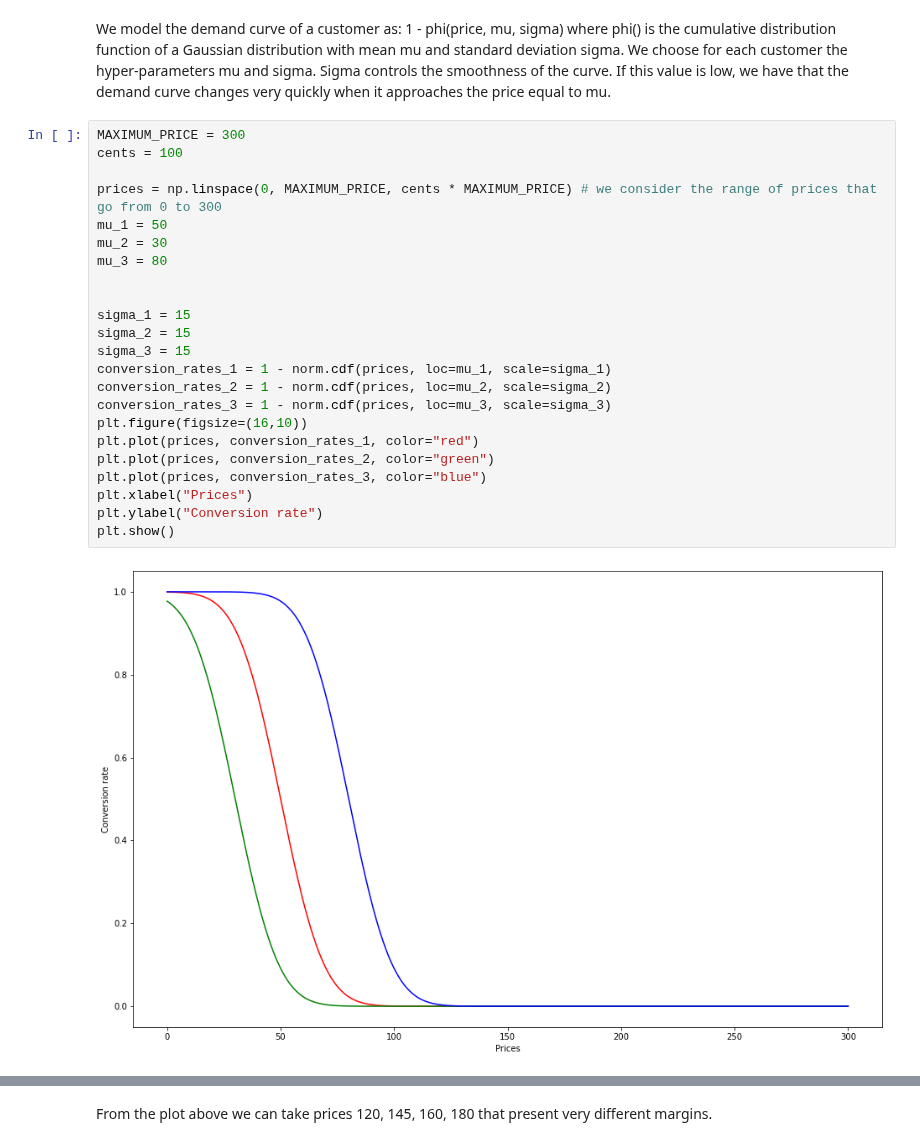
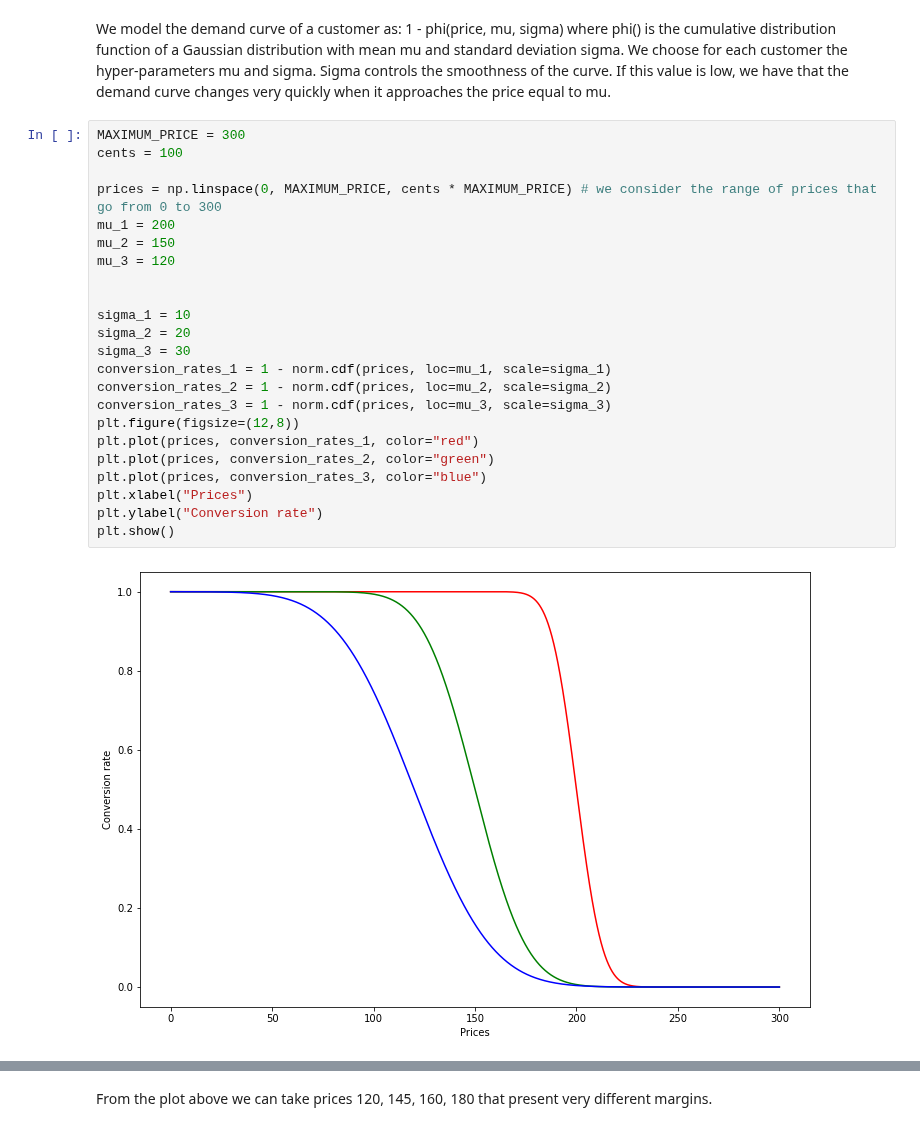
Before and after one commit to VladMarianCimpeanu/OLA_project, a Jupyter notebook: customers_parameters.ipynb, the cells around one changed output, grey strips where cells are left out. Cells and saved outputs as stored; diff of their text form.

```diff
--- a/customers_parameters.ipynb
+++ b/customers_parameters.ipynb
@@ -16,28 +16,28 @@ approaches the price equal to mu.
 # %%
 MAXIMUM_PRICE = 300
 cents = 100
 
 prices = np.linspace(0, MAXIMUM_PRICE, cents * MAXIMUM_PRICE) # we consider the range of prices that go from 0 to 300
-mu_1 = 50
-mu_2 = 30
-mu_3 = 80
+mu_1 = 200
+mu_2 = 150
+mu_3 = 120
 
 
-sigma_1 = 15
-sigma_2 = 15
-sigma_3 = 15
+sigma_1 = 10
+sigma_2 = 20
+sigma_3 = 30
 conversion_rates_1 = 1 - norm.cdf(prices, loc=mu_1, scale=sigma_1)
 conversion_rates_2 = 1 - norm.cdf(prices, loc=mu_2, scale=sigma_2)
 conversion_rates_3 = 1 - norm.cdf(prices, loc=mu_3, scale=sigma_3)
-plt.figure(figsize=(16,10))
+plt.figure(figsize=(12,8))
 plt.plot(prices, conversion_rates_1, color="red")
 plt.plot(prices, conversion_rates_2, color="green")
 plt.plot(prices, conversion_rates_3, color="blue")
 plt.xlabel("Prices")
 plt.ylabel("Conversion rate")
 plt.show()
 # %% [output]
-[figure, old version]
+[figure, new version]
 # %%
 expected_margin = prices * (conversion_rates_1 * customer_distribution[0] +
                             conversion_rates_2 * customer_distribution[1] +
```
Also changed, not shown: parts of 2 cells of this notebook, 1 other file.
